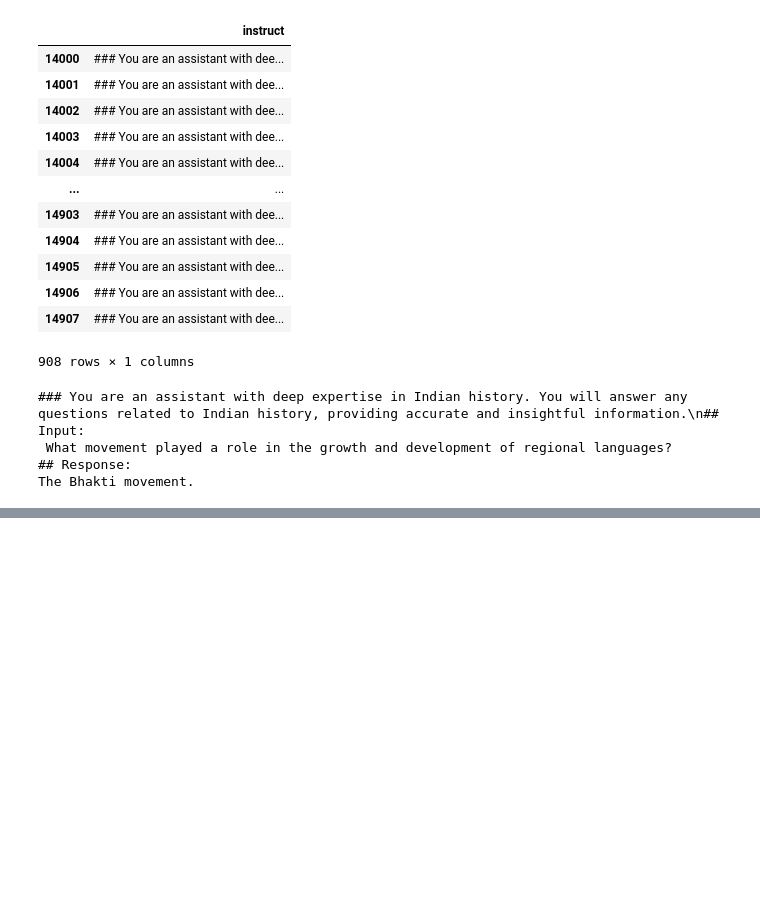
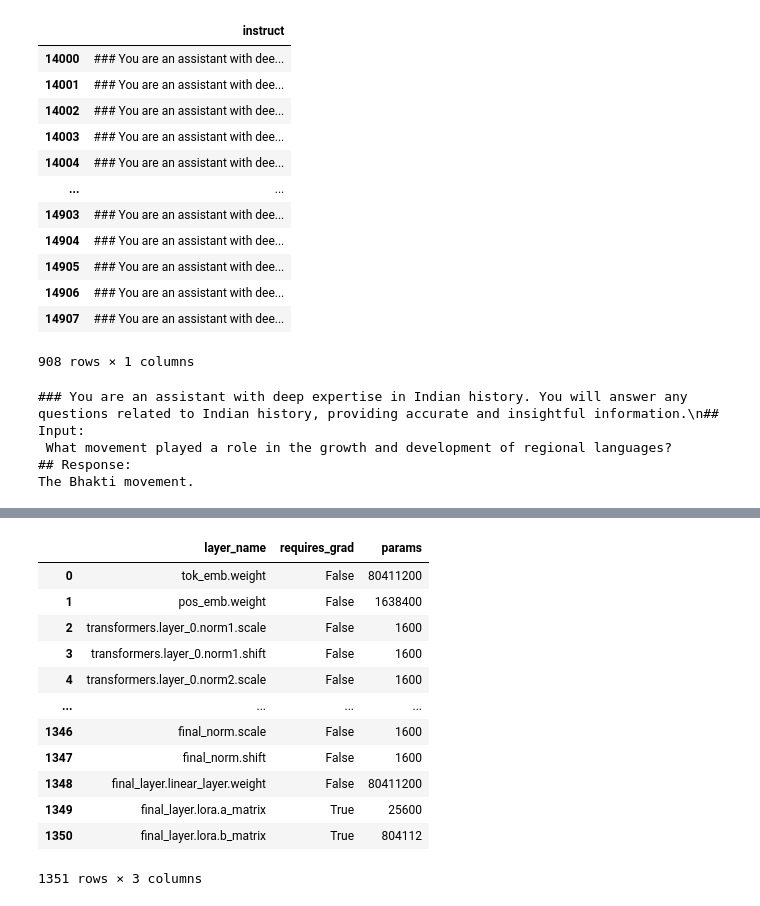
Before and after one commit to sameera-g-mathad/CSC-675-AI-Capstone, a Jupyter notebook: chathist/notebooks/chathist/train/history.ipynb, the cells around one changed output, grey strips where cells are left out. Drawn from its saved outputs; the diff is of its cells as text; code cells hidden in the pictures; blank space fills up the shorter version.

```diff
--- a/chathist/notebooks/chathist/train/history.ipynb
+++ b/chathist/notebooks/chathist/train/history.ipynb
@@ -146,2 +142,3 @@ OutOfMemoryError: CUDA out of memory. Tried to allocate 40.00 MiB. GPU 0 has a t
 # %%
-model._model.get_model_params()
+model.trainable_params()
+# %% [output]
@@ -148,2 +147,15 @@ model._model.get_model_params()
+|  | layer_name | requires_grad | params |
+| 0 | tok_emb.weight | False | 80411200 |
+| 1 | pos_emb.weight | False | 1638400 |
+| 2 | transformers.layer_0.norm1.scale | False | 1600 |
+| 3 | transformers.layer_0.norm1.shift | False | 1600 |
+| 4 | transformers.layer_0.norm2.scale | False | 1600 |
+| ... | ... | ... | ... |
+| 1346 | final_norm.scale | False | 1600 |
+| 1347 | final_norm.shift | False | 1600 |
+| 1348 | final_layer.linear_layer.weight | False | 80411200 |
+| 1349 | final_layer.lora.a_matrix | True | 25600 |
+| 1350 | final_layer.lora.b_matrix | True | 804112 |
+1351 rows × 3 columns
 # %%
 train_loss, val_loss = model.train(train_loader = train_loader, val_loader = val_loader)
```
Also changed, not shown: parts of 10 cells of this notebook, 3 other files.
